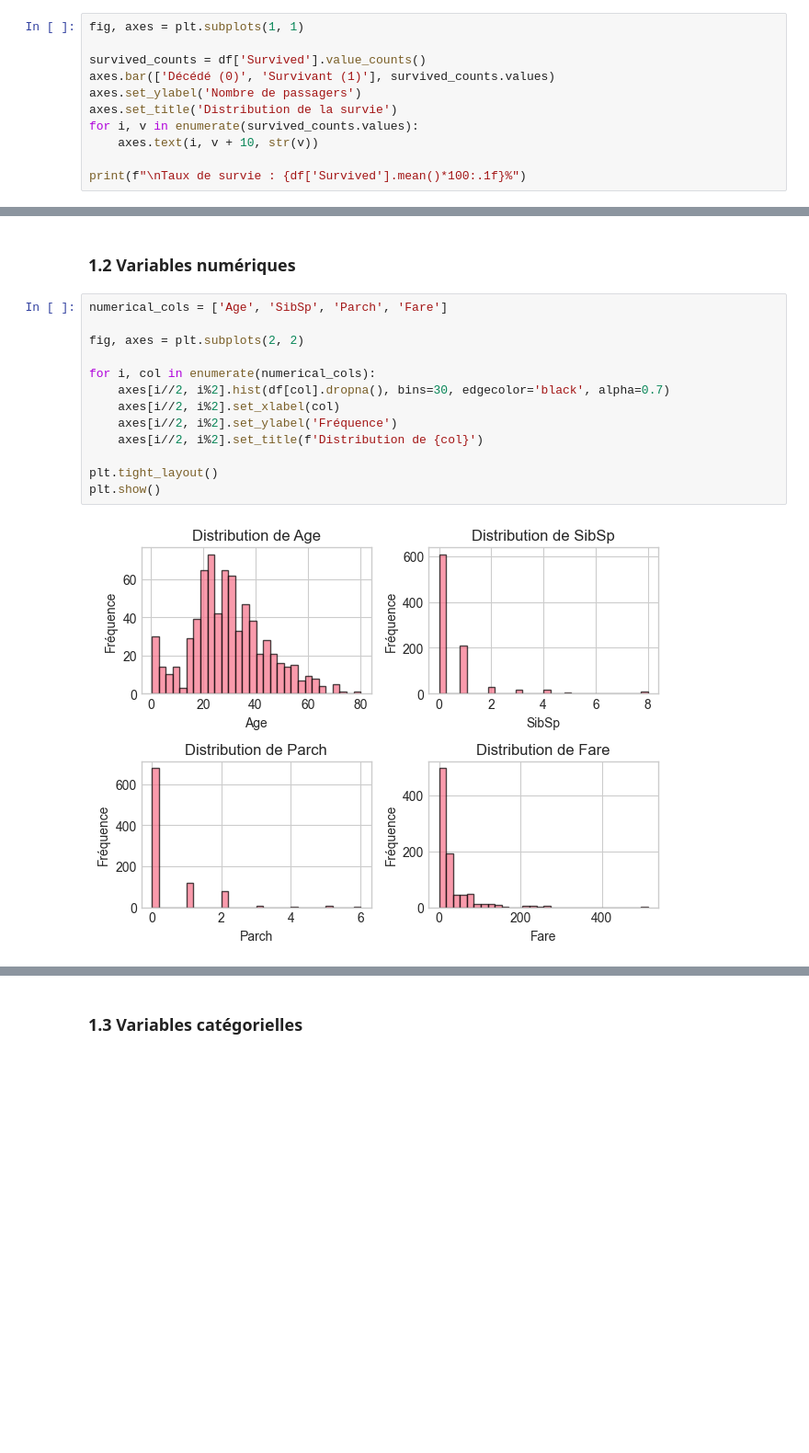
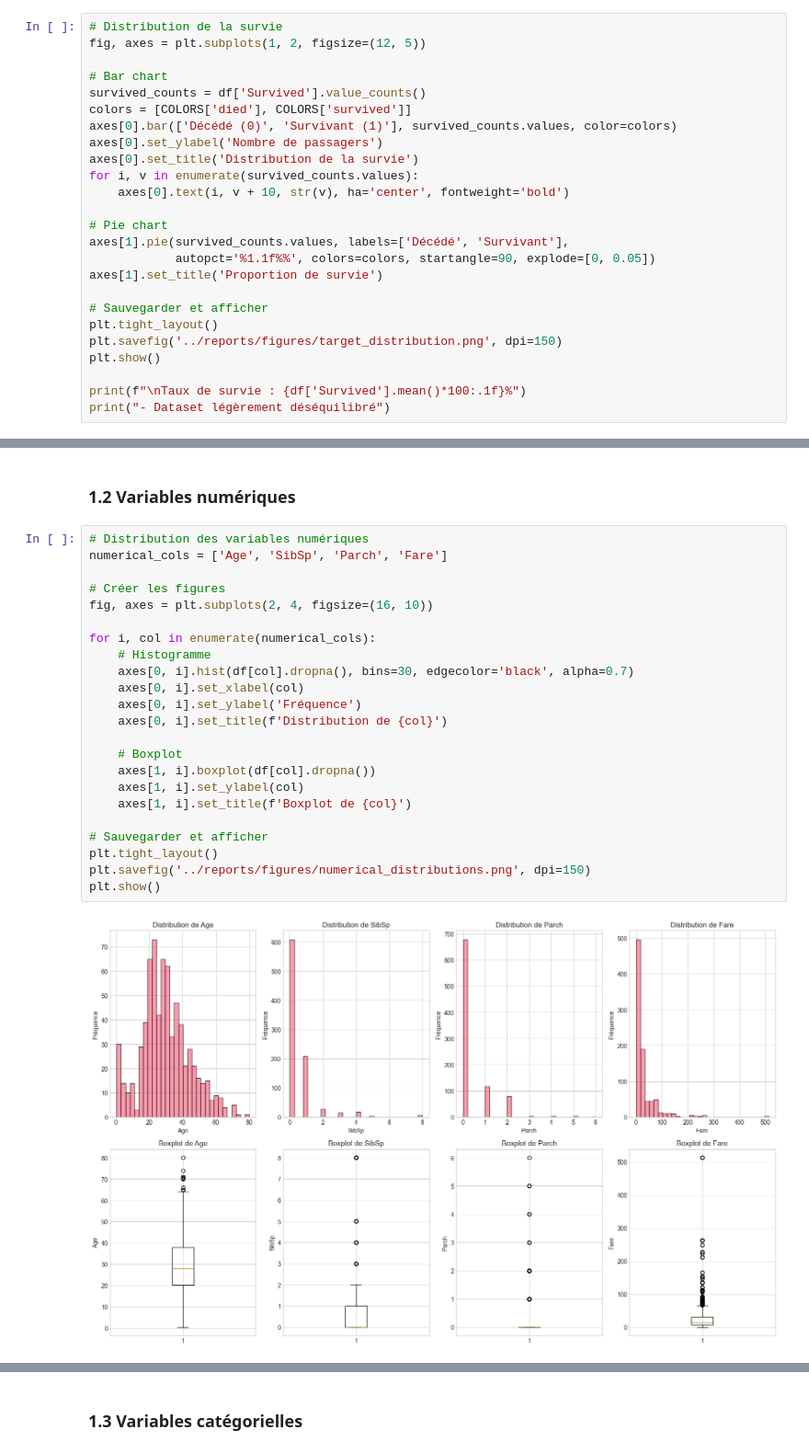
Before and after one commit to MaxMxx/titanic-prog-avance, a Jupyter notebook: notebooks/011_eda.ipynb, the cells around one changed output, grey strips where cells are left out. Shown at 92% size. Drawn from its saved outputs; the diff is of its cells as text; blank space fills up the shorter version.

Commit message:
Ajout des commentaires, ajout de la sauvegarde des graph dans reports/figures & modification des graphs, ajout de nouveau graph en plus ainsi que des modifications de couleurs formats...

```diff
--- a/notebooks/011_eda.ipynb
+++ b/notebooks/011_eda.ipynb
@@ -35,14 +39,28 @@ Dataset chargé
 # %% [markdown]
 ### 1.1 Variable cible : Survived
 # %%
-fig, axes = plt.subplots(1, 1)
+# Distribution de la survie
+fig, axes = plt.subplots(1, 2, figsize=(12, 5))
 
+# Bar chart
 survived_counts = df['Survived'].value_counts()
-axes.bar(['Décédé (0)', 'Survivant (1)'], survived_counts.values)
-axes.set_ylabel('Nombre de passagers')
-axes.set_title('Distribution de la survie')
+colors = [COLORS['died'], COLORS['survived']]
+axes[0].bar(['Décédé (0)', 'Survivant (1)'], survived_counts.values, color=colors)
+axes[0].set_ylabel('Nombre de passagers')
+axes[0].set_title('Distribution de la survie')
 for i, v in enumerate(survived_counts.values):
-    axes.text(i, v + 10, str(v))
+    axes[0].text(i, v + 10, str(v), ha='center', fontweight='bold')
+
+# Pie chart
+axes[1].pie(survived_counts.values, labels=['Décédé', 'Survivant'],
+            autopct='%1.1f%%', colors=colors, startangle=90, explode=[0, 0.05])
+axes[1].set_title('Proportion de survie')
+
+# Sauvegarder et afficher
+plt.tight_layout()
+plt.savefig('../reports/figures/target_distribution.png', dpi=150)
+plt.show()
 
 print(f"\nTaux de survie : {df['Survived'].mean()*100:.1f}%")
+print("- Dataset légèrement déséquilibré")
 # %% [output]
@@ -51,18 +70,28 @@ Taux de survie : 38.4%
 # %% [markdown]
 ### 1.2 Variables numériques
 # %%
+# Distribution des variables numériques
 numerical_cols = ['Age', 'SibSp', 'Parch', 'Fare']
 
-fig, axes = plt.subplots(2, 2)
+# Créer les figures
+fig, axes = plt.subplots(2, 4, figsize=(16, 10))
 
 for i, col in enumerate(numerical_cols):
-    axes[i//2, i%2].hist(df[col].dropna(), bins=30, edgecolor='black', alpha=0.7)
-    axes[i//2, i%2].set_xlabel(col)
-    axes[i//2, i%2].set_ylabel('Fréquence')
-    axes[i//2, i%2].set_title(f'Distribution de {col}')
+    # Histogramme
+    axes[0, i].hist(df[col].dropna(), bins=30, edgecolor='black', alpha=0.7)
+    axes[0, i].set_xlabel(col)
+    axes[0, i].set_ylabel('Fréquence')
+    axes[0, i].set_title(f'Distribution de {col}')
 
+    # Boxplot
+    axes[1, i].boxplot(df[col].dropna())
+    axes[1, i].set_ylabel(col)
+    axes[1, i].set_title(f'Boxplot de {col}')
+
+# Sauvegarder et afficher
 plt.tight_layout()
+plt.savefig('../reports/figures/numerical_distributions.png', dpi=150)
 plt.show()
 # %% [output]
-[figure, old version]
+[figure, new version]
 # %%
```
Also changed, not shown: parts of 18 cells of this notebook, 12 other files.
